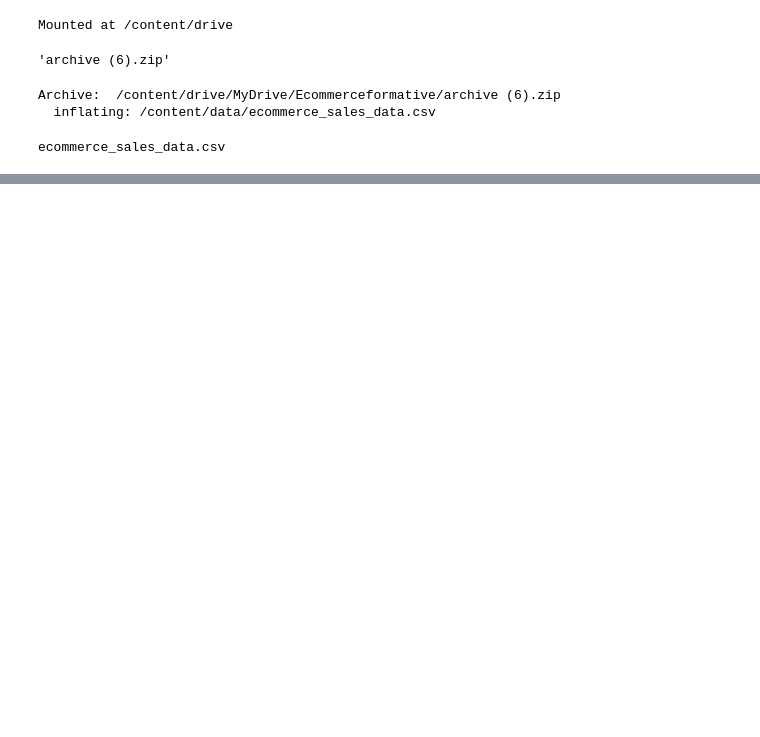
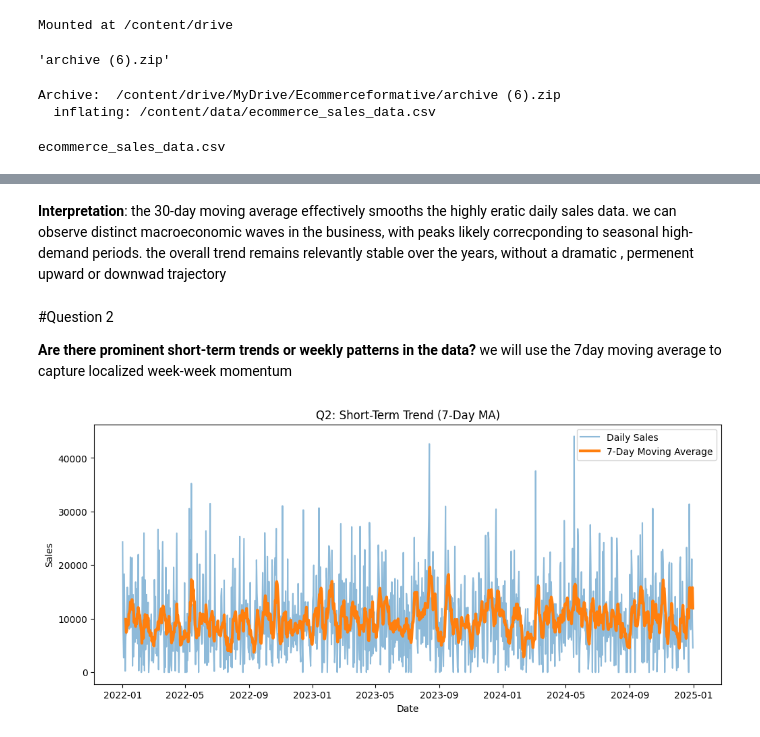
Before and after one commit to elvispreakerebi/ml-pipeline-formative-1, a Jupyter notebook: Copy_of_Welcome_To_Colab.ipynb, the cells around one changed output, grey strips where cells are left out. Saved outputs shown, nothing was run; the diff lists cells and outputs as text; code cells hidden in the pictures; blank space fills up the shorter version.

```diff
--- a/Copy_of_Welcome_To_Colab.ipynb
+++ b/Copy_of_Welcome_To_Colab.ipynb
@@ -215,0 +165,21 @@ y_test = y[train_size:]
+# %% [markdown]
+**Interpretation**: the 30-day moving average effectively smooths the highly eratic daily sales data. we can observe distinct macroeconomic waves in the business, with peaks likely correcponding to seasonal high-demand periods. the overall trend remains relevantly stable over the years, without a dramatic , permenent upward or downwad trajectory
+# %% [markdown]
+#Question 2
+
+**Are there prominent short-term trends or weekly patterns in the data?**
+we will use the 7day moving average to capture localized week-week momentum
+# %%
+#calculating 7day moving average
+daily_df['MA_7'] = daily_df['Sales'].rolling(window=7).mean()
+
+plt.figure(figsize=(12,5))
+plt.plot(daily_df.index, daily_df['Sales'], label='Daily Sales', alpha=0.5)
+plt.plot(daily_df.index, daily_df['MA_7'], label='7-Day Moving Average', linewidth=3)
+plt.legend()
+plt.title("Q2: Short-Term Trend (7-Day MA)")
+plt.xlabel("Date")
+plt.ylabel("Sales")
+plt.show()
+# %% [output]
+[figure, added]
```
Also changed, not shown: parts of 61 cells of this notebook.
